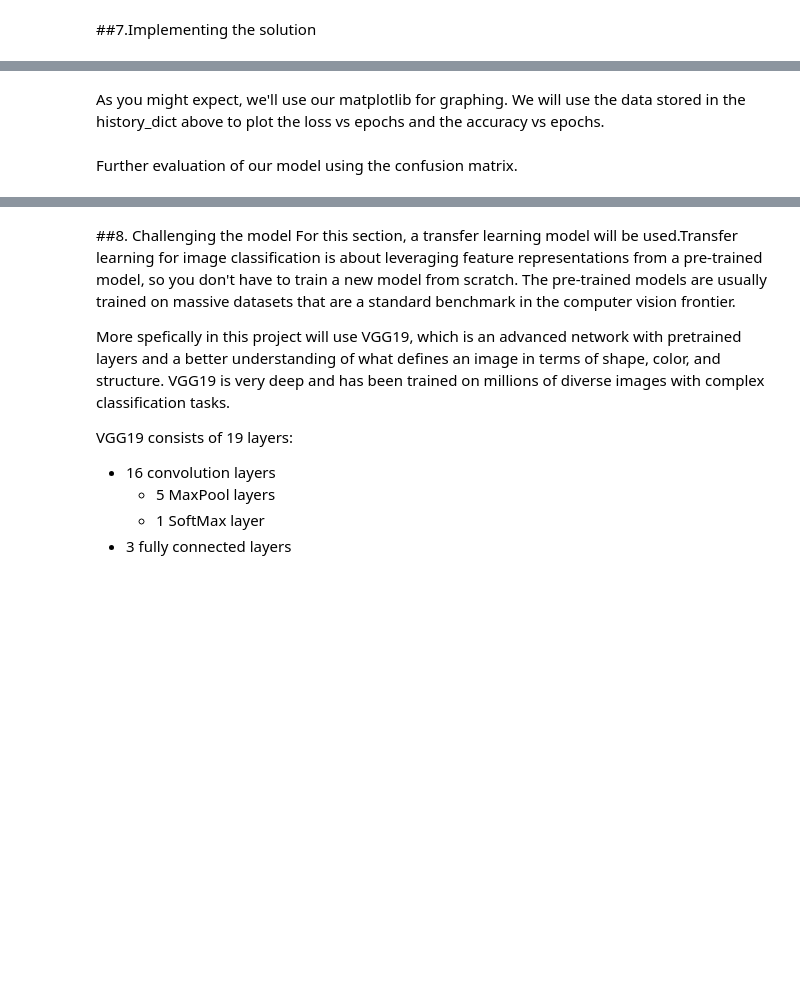
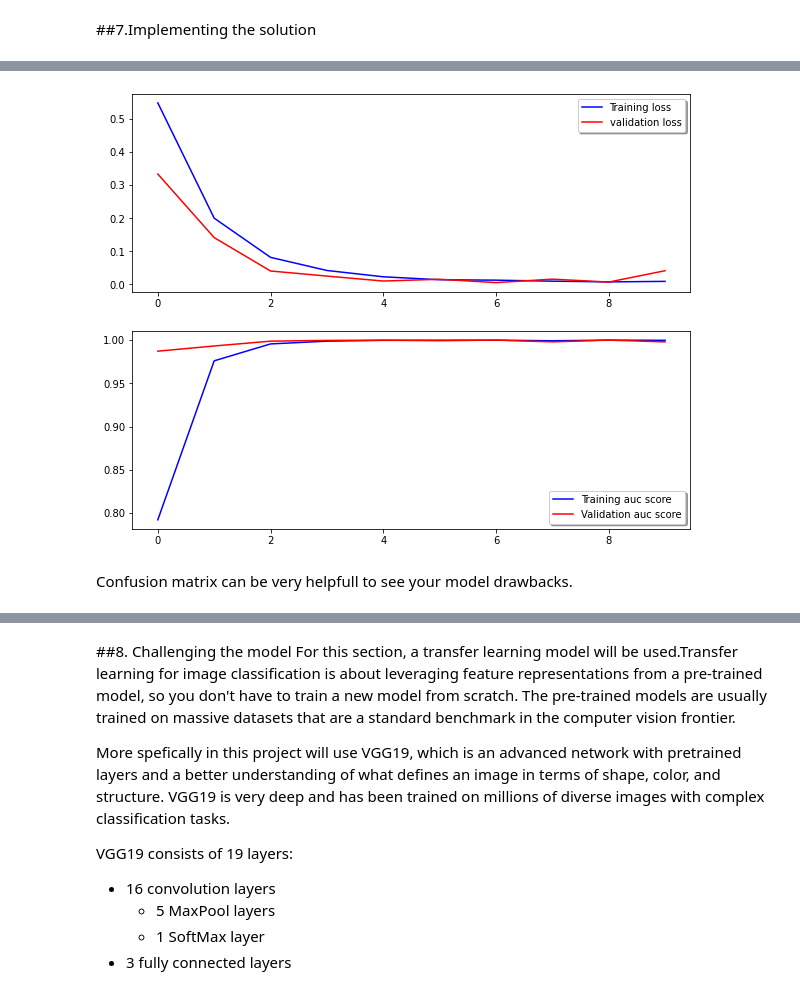
Before and after one commit to HannahMwende/Driver-drowsiness-detection-system, a Jupyter notebook: driver_drowniness.ipynb, the cells around one changed output, grey strips where cells are left out. Drawn from its saved outputs; the diff is of its cells as text; code cells hidden in the pictures; blank space fills up the shorter version.

Commit message:
Visuals included

```diff
--- a/driver_drowniness.ipynb
+++ b/driver_drowniness.ipynb
@@ -465,0 +284,14 @@ auc_1: 0.9979591965675354
+# %%
+#GridSearch parameters
+params_deep={
+    "layout":['3x3','5x5','2*3x3'],
+    "dense_neurons1":[64,128],
+    'filters':[8,18,32],
+    "dropout":[0.1,0.5,],
+    "pooling":[None,1],
+    "epochs":[10]}
+
+
+
+#Instantiate GridSearchCV
+gs_deep=GridSearchCV(estimator=nn_deep,param_grid=params_deep,cv=3,scoring='average_precision')
@@ -465,0 +416,3 @@ auc_1: 0.9979591965675354
+# %%
+#fitting on train data
+history1 = model.fit(X_train,y_train,batch_size=200, epochs=10,validation_data=(X_test, y_test))
@@ -466,4 +485,20 @@ auc_1: 0.9979591965675354
+# %%
+# Plot the loss and auc curves for training and validation
+def evaluation_visual(model):
+  fig, ax = plt.subplots(2,1,figsize=(10,8))
+  ax[0].plot(model.history['loss'], color='b', label="Training loss")
+  ax[0].plot(model.history['val_loss'], color='r', label="validation loss",axes =ax[0])
+  legend = ax[0].legend(loc='best', shadow=True)
+
+  ax[1].plot(model.history['auc_217'], color='b', label="Training auc score")
+  ax[1].plot(model.history['val_auc_217'], color='r',label="Validation auc score")
+  legend = ax[1].legend(loc='best', shadow=True)
+
+
+
+
+evaluation_visual(history1)
+# %% [output]
+[figure, added]
 # %%
 preds=model.predict(X_test)
-# %% [markdown]
-As you might expect, we'll use our matplotlib for graphing. We will use the data stored in the history_dict above to plot the loss vs epochs and the accuracy vs epochs.
@@ -483,3 +505,3 @@ plt.show()
-# %% [markdown]
-Further evaluation of our model using the confusion matrix.
+# %% [markdown]
+Confusion matrix can be very helpfull to see your model drawbacks.
 # %%
```
Also changed, not shown: parts of 54 cells of this notebook.
